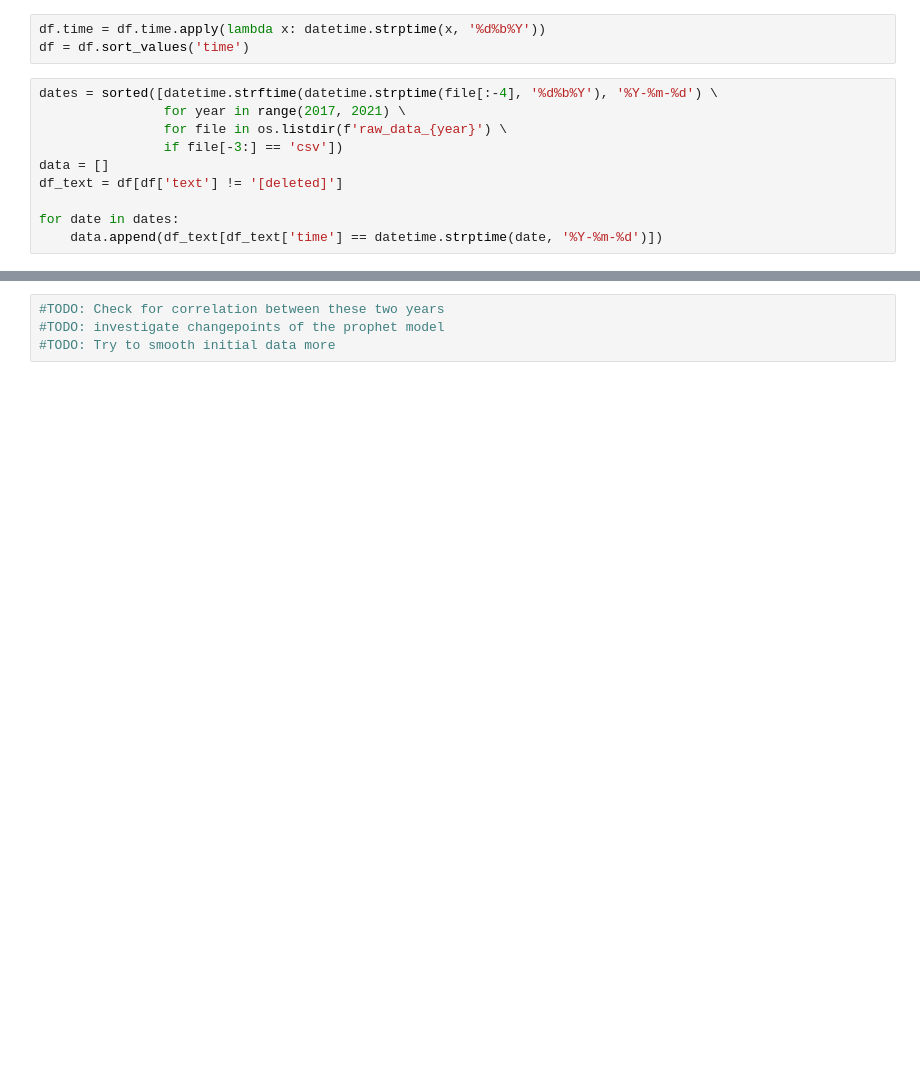
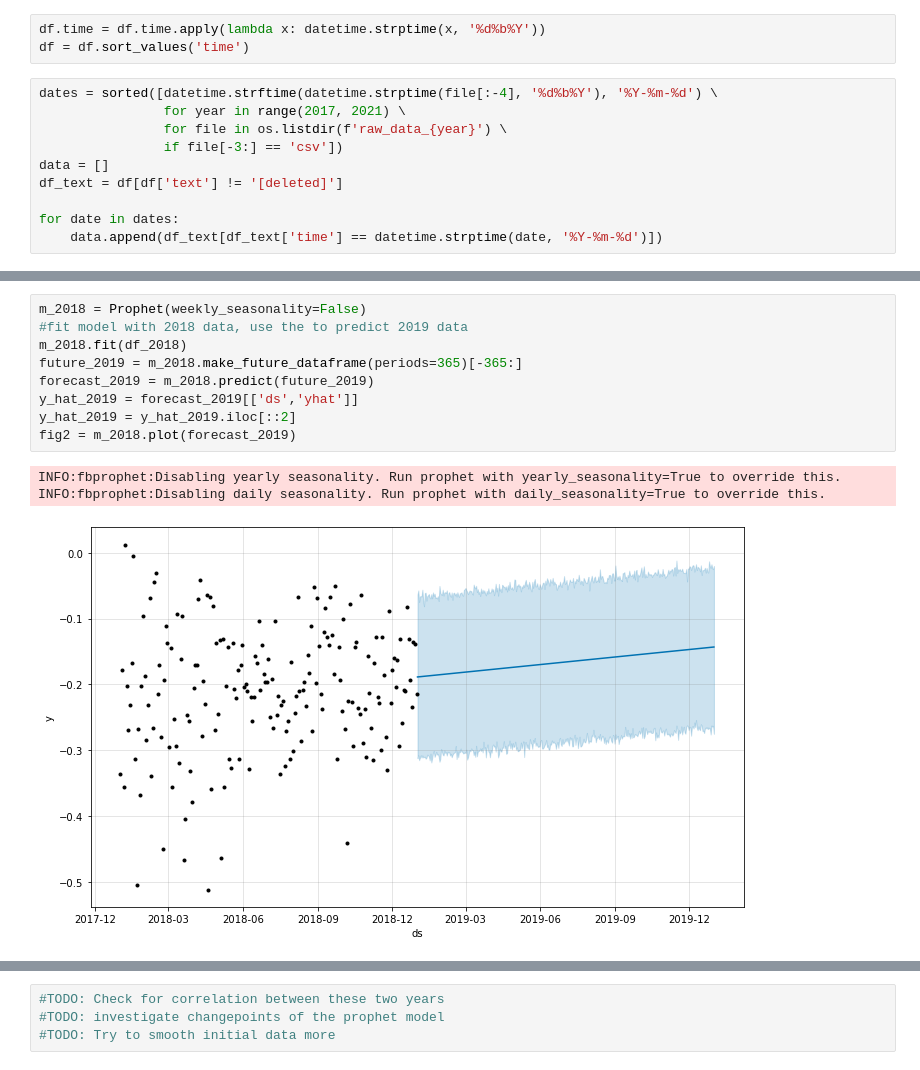
Before and after one commit to bermanjt/RedditMentalHealth, a Jupyter notebook: VADER_Prophet.ipynb, the cells around one changed output, grey strips where cells are left out. Saved outputs shown, nothing was run; the diff lists cells and outputs as text; blank space fills up the shorter version.

```diff
--- a/VADER_Prophet.ipynb
+++ b/VADER_Prophet.ipynb
@@ -301,0 +277,13 @@ plt.plot(df_2018['ds'],df_2018['y'])
+# %%
+m_2018 = Prophet(weekly_seasonality=False)
+#fit model with 2018 data, use the to predict 2019 data
+m_2018.fit(df_2018)
+future_2019 = m_2018.make_future_dataframe(periods=365)[-365:]
+forecast_2019 = m_2018.predict(future_2019)
+y_hat_2019 = forecast_2019[['ds','yhat']]
+y_hat_2019 = y_hat_2019.iloc[::2]
+fig2 = m_2018.plot(forecast_2019)
+# %% [output]
+INFO:fbprophet:Disabling yearly seasonality. Run prophet with yearly_seasonality=True to override this.
+INFO:fbprophet:Disabling daily seasonality. Run prophet with daily_seasonality=True to override this.
+[figure, added]
```
Also changed, not shown: parts of 13 cells of this notebook.
